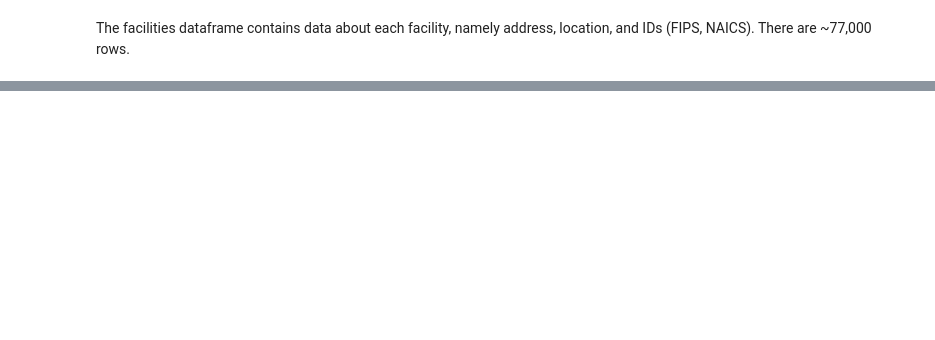
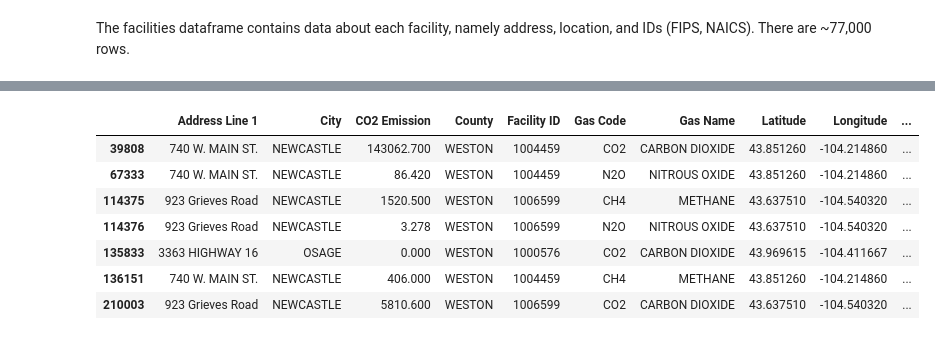
Before and after one commit to EnviroTechSean/TeamPunchParty, a Jupyter notebook: exploredata.ipynb, the cells around one changed output, grey strips where cells are left out. Cells and saved outputs as stored; diff of their text form; code cells hidden in the pictures; blank space fills up the shorter version.

```diff
--- a/exploredata.ipynb
+++ b/exploredata.ipynb
@@ -101,0 +120,13 @@ The facilities dataframe contains data about each facility, namely address, loca
+# %%
+# gas_types rows where Weston is county
+weston_gas_2013 = gas_types[(gas_types['County'] == 'WESTON') & (gas_types['Year'] == 2011)]
+weston_gas_2013
+# %% [output]
+|  | Address Line 1 | City | CO2 Emission | County | Facility ID | Gas Code | Gas Name | Latitude | Longitude | ... |
+| 39808 | 740 W. MAIN ST. | NEWCASTLE | 143062.700 | WESTON | 1004459 | CO2 | CARBON DIOXIDE | 43.851260 | -104.214860 | ... |
+| 67333 | 740 W. MAIN ST. | NEWCASTLE | 86.420 | WESTON | 1004459 | N2O | NITROUS OXIDE | 43.851260 | -104.214860 | ... |
+| 114375 | 923 Grieves Road | NEWCASTLE | 1520.500 | WESTON | 1006599 | CH4 | METHANE | 43.637510 | -104.540320 | ... |
+| 114376 | 923 Grieves Road | NEWCASTLE | 3.278 | WESTON | 1006599 | N2O | NITROUS OXIDE | 43.637510 | -104.540320 | ... |
+| 135833 | 3363 HIGHWAY 16 | OSAGE | 0.000 | WESTON | 1000576 | CO2 | CARBON DIOXIDE | 43.969615 | -104.411667 | ... |
+| 136151 | 740 W. MAIN ST. | NEWCASTLE | 406.000 | WESTON | 1004459 | CH4 | METHANE | 43.851260 | -104.214860 | ... |
+| 210003 | 923 Grieves Road | NEWCASTLE | 5810.600 | WESTON | 1006599 | CO2 | CARBON DIOXIDE | 43.637510 | -104.540320 | ... |
```
Also changed, not shown: parts of 8 cells of this notebook.
